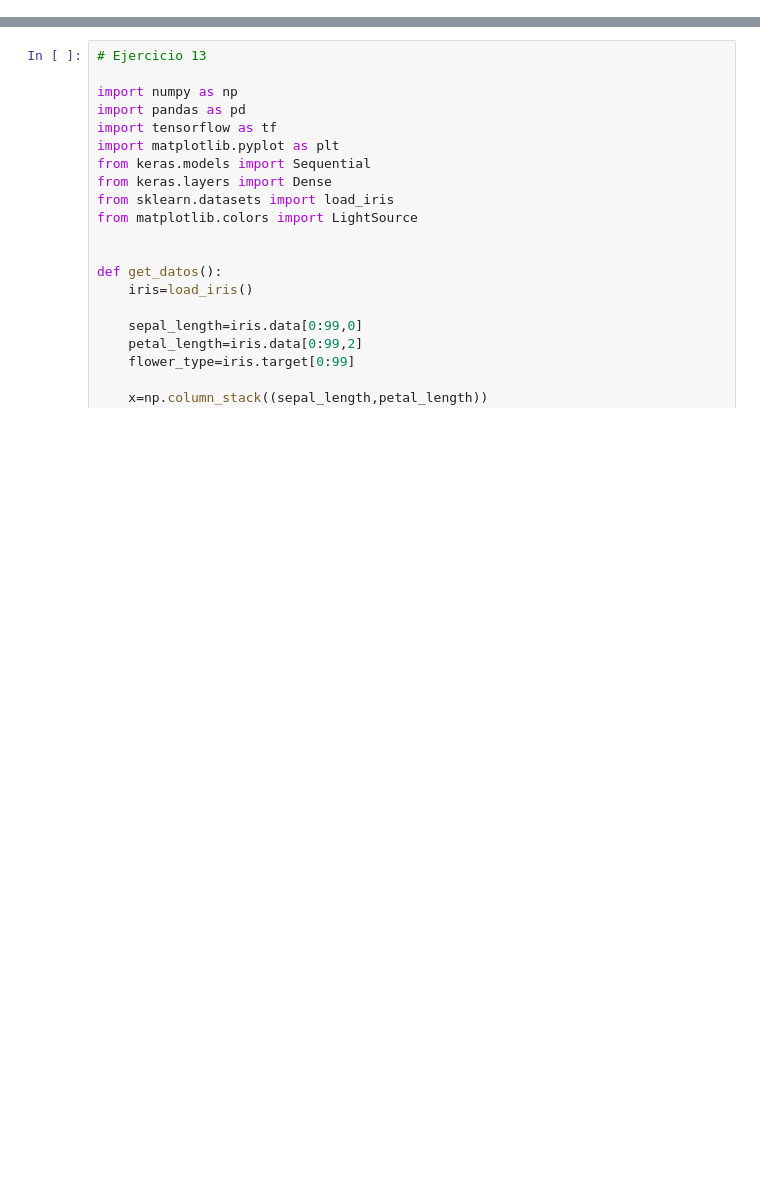
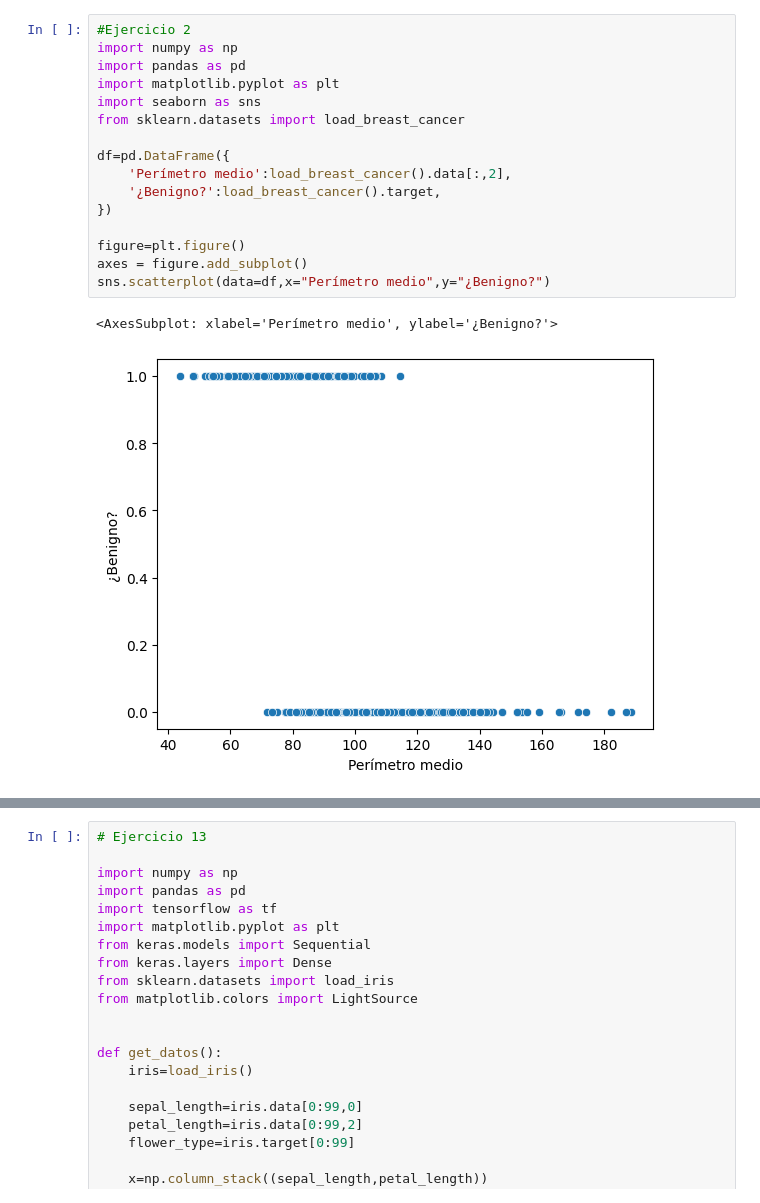
Before and after one commit to logongas/soluciones_ejercicios_modulo_pia, a Jupyter notebook: tema_02/ejercicios_tema_02.ipynb, the cells around one changed output, grey strips where cells are left out. Drawn from its saved outputs; the diff is of its cells as text; blank space fills up the shorter version.

```diff
--- a/tema_02/ejercicios_tema_02.ipynb
+++ b/tema_02/ejercicios_tema_02.ipynb
@@ -0,0 +17,19 @@
+# %%
+#Ejercicio 2
+import numpy as np
+import pandas as pd
+import matplotlib.pyplot as plt
+import seaborn as sns
+from sklearn.datasets import load_breast_cancer
+
+df=pd.DataFrame({
+    'Perímetro medio':load_breast_cancer().data[:,2],
+    '¿Benigno?':load_breast_cancer().target,
+})
+
+figure=plt.figure()
+axes = figure.add_subplot()
+sns.scatterplot(data=df,x="Perímetro medio",y="¿Benigno?")
+# %% [output]
+<AxesSubplot: xlabel='Perímetro medio', ylabel='¿Benigno?'>
+[figure, added]
```
Also changed, not shown: parts of 18 cells of this notebook.
